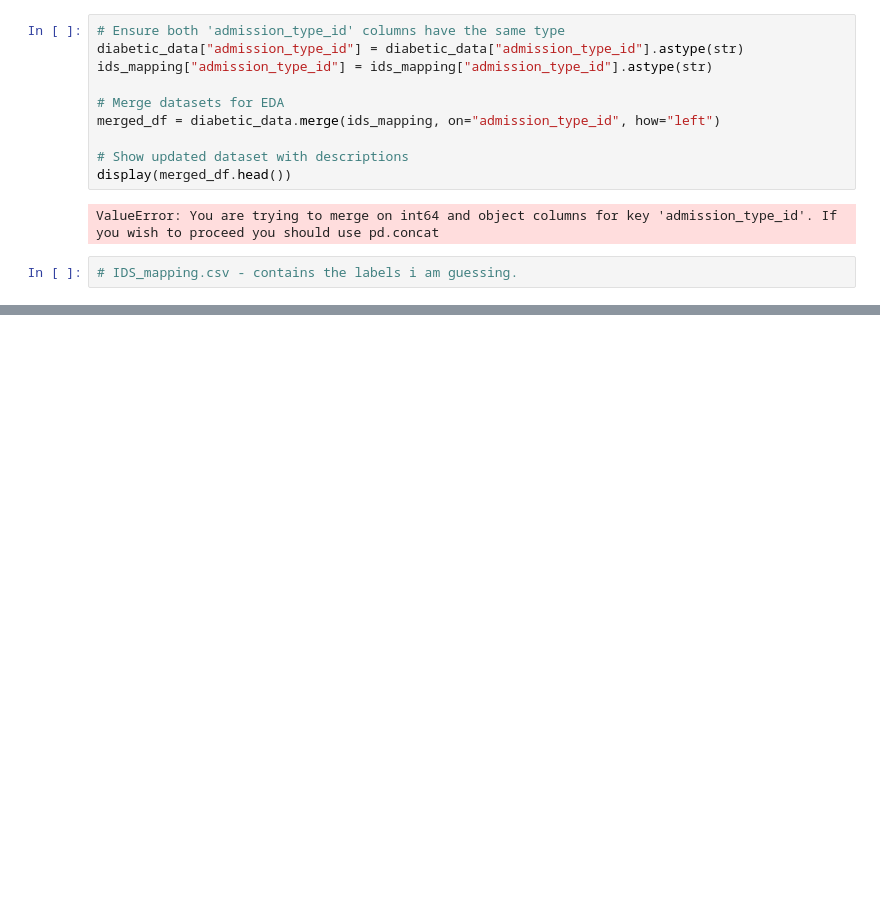
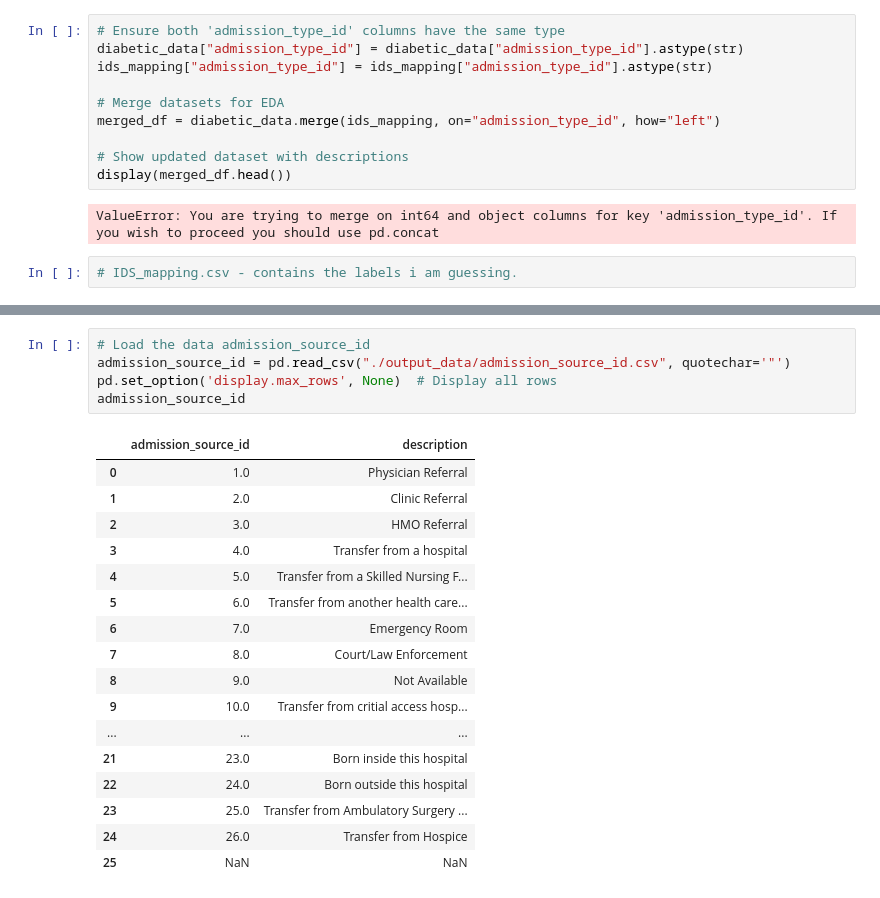
Before and after one commit to iamgiulyUCL/COMP0189Applied-Artificial-IntelligenceUCL, a Jupyter notebook: COMP0189_coursework_1.ipynb, the cells around one changed output, grey strips where cells are left out. Saved outputs shown, nothing was run; the diff lists cells and outputs as text; blank space fills up the shorter version.

```diff
--- a/COMP0189_coursework_1.ipynb
+++ b/COMP0189_coursework_1.ipynb
@@ -200,0 +245,23 @@ ValueError: You are trying to merge on int64 and object columns for key 'admissi
+# %%
+# Load the data admission_source_id
+admission_source_id = pd.read_csv("./output_data/admission_source_id.csv", quotechar='"')
+pd.set_option('display.max_rows', None)  # Display all rows
+admission_source_id
+# %% [output]
+|  | admission_source_id | description |
+| 0 | 1.0 | Physician Referral |
+| 1 | 2.0 | Clinic Referral |
+| 2 | 3.0 | HMO Referral |
+| 3 | 4.0 | Transfer from a hospital |
+| 4 | 5.0 | Transfer from a Skilled Nursing F... |
+| 5 | 6.0 | Transfer from another health care... |
+| 6 | 7.0 | Emergency Room |
+| 7 | 8.0 | Court/Law Enforcement |
+| 8 | 9.0 | Not Available |
+| 9 | 10.0 | Transfer from critial access hosp... |
+| ... | ... | ... |
+| 21 | 23.0 | Born inside this hospital |
+| 22 | 24.0 | Born outside this hospital |
+| 23 | 25.0 | Transfer from Ambulatory Surgery ... |
+| 24 | 26.0 | Transfer from Hospice |
+| 25 | NaN | NaN |
```
Also changed, not shown: parts of 11 cells of this notebook.
